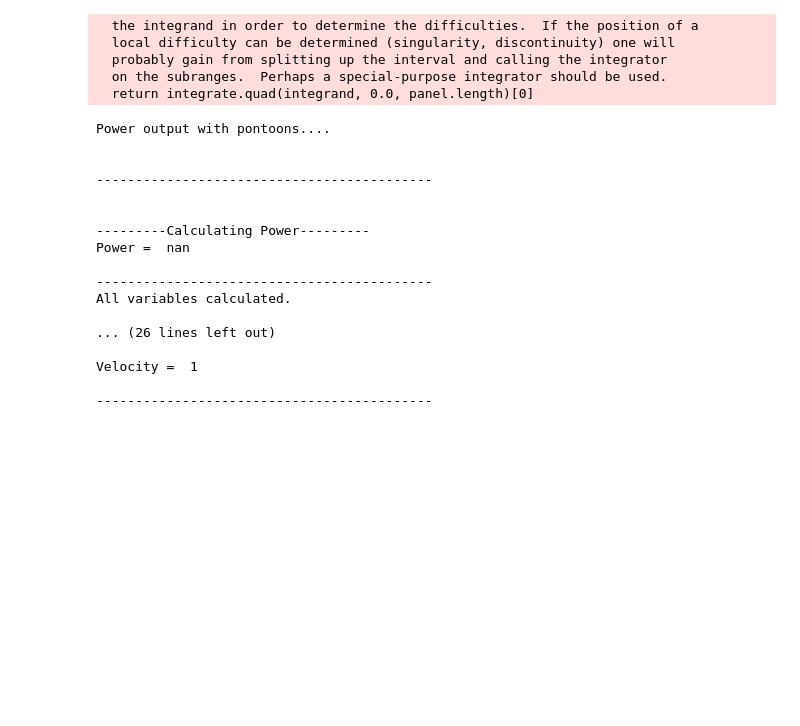
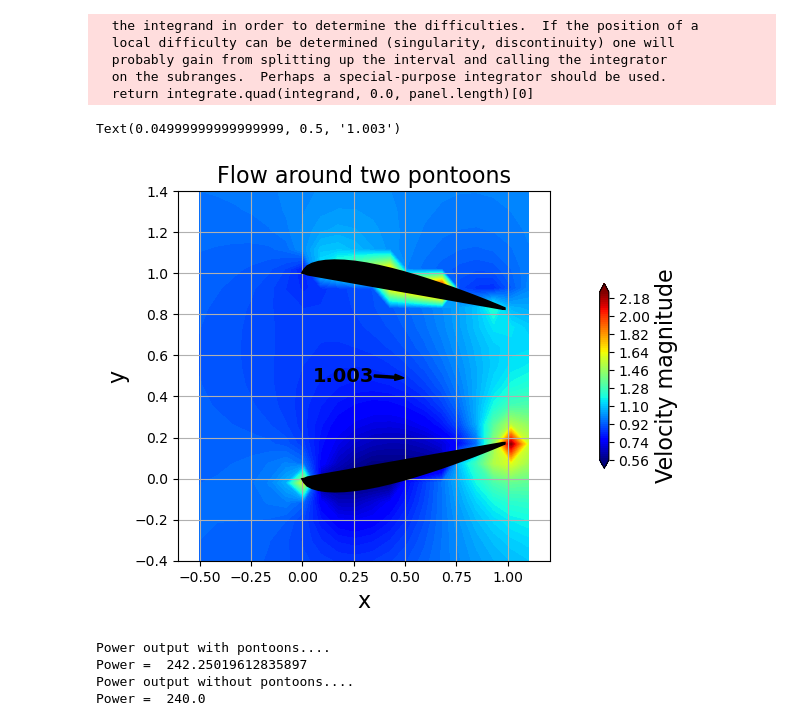
Before and after one commit to pilipb/DP5-code, a Jupyter notebook: testing_foil.ipynb, the cells around one changed output. Saved outputs shown, nothing was run; the diff lists cells and outputs as text; code cells hidden in the pictures; blank space fills up the shorter version.

```diff
--- a/testing_foil.ipynb
+++ b/testing_foil.ipynb
@@ -79,13 +77,11 @@ plt.plot(x2, y2, color='k', linestyle='-', linewidth=2)
 # define the freestream conditions
 u_inf = 1
 alpha = 0
-freestream_1 = Freestream(u_inf, alpha)
-freestream_2 = Freestream(u_inf, -alpha)
-freestreams = [freestream_1, freestream_2]
+freestream = Freestream(u_inf, alpha)
 # %%
 for i,p in enumerate(aerofoils):
     A = A_mat(p)
-    b = b_vec(p, freestreams[i])
+    b = b_vec(p, freestream)
 
     # solve the linear system
     variables = np.linalg.solve(A, b)
@@ -95,9 +91,9 @@ for i,p in enumerate(aerofoils):
         panel.sigma = variables[ii]
 
     # get tangential velocity at each panel center-point
-    tan_vel(p, freestreams[i])
+    tan_vel(p, freestream)
     # get pressure coefficient at each panel center-point
-    cp(p, freestreams[i])
+    cp(p, freestream)
 # %% [output]
   the integrand in order to determine the difficulties.  If the position of a
   local difficulty can be determined (singularity, discontinuity) one will
@@ -107,8 +103,8 @@ for i,p in enumerate(aerofoils):
 # %%
 # define velocity field
 nx, ny = 20, 20
-x_start, x_end = -0.1, turbine_length + 0.1
-y_start, y_end = - foil_width, turbine_width + foil_width
+x_start, x_end = -turbine_length/2, turbine_length + 0.1
+y_start, y_end = - 0.2 - foil_width, turbine_width + foil_width + 0.2
 x_ = np.linspace(x_start, x_end, nx)
 y_ = np.linspace(y_start, y_end, ny)
 X, Y = np.meshgrid(x_, y_)
@@ -119,7 +115,7 @@ plt.axis('equal')
 u_tot = np.zeros((ny, nx))
 v_tot = np.zeros((ny, nx))
 for i,panels in enumerate(aerofoils):
-    u, v = vel_field(panels, freestreams[i], X, Y)
+    u, v = vel_field(panels, freestream, X, Y)
     u_tot += u
     v_tot += v
 
@@ -128,37 +124,39 @@ u_tot /= 2 * u_inf
 v_tot /= 2 * u_inf
 
 # # plot the velocity field
 # plt.streamplot(X, Y, u_tot, v_tot, density=2, linewidth=1, arrowsize=1, arrowstyle='->')
 
 for panels in aerofoils:
     plt.fill([panel.xc for panel in panels],
         [panel.yc for panel in panels],
         color='k', linestyle='solid', linewidth=2, zorder=2)
 
 # add contours of velocity
-plt.contourf(X, Y, np.sqrt(u_tot**2 + v_tot**2), extend='both', cmap='jet', levels=10)
+plt.contourf(X, Y, np.sqrt(u_tot**2 + v_tot**2), extend='both', cmap='jet', levels=100)
 cbar = plt.colorbar(orientation='vertical', shrink=0.5, pad=0.1)
 cbar.set_label('Velocity magnitude', fontsize=16)
 
 plt.grid()
 plt.title('Flow around two pontoons', fontsize=16)
 plt.xlim(x_start, x_end)
 plt.ylim(y_start, y_end)
 plt.xlabel('x', fontsize=16)
 plt.ylabel('y', fontsize=16)
 
 # calculate velocity at x = 0.5, y = width/2
 x_point = 0.35
 y_point = turbine_width/2
-u,v = vel_field(panels, freestreams[0], x_point, y_point)
-print('Velocity at x_point = 0.5, y_point = 0.5 is u = {} and v = {}'.format(u,v))
+u,v = vel_field(panels, freestream, x_point, y_point)
 
 # put an arrow there
 plt.arrow(x_point, y_point, u/10, v/10, width=0.01, color='k')
 
 # find the net velocity at this point
 vel = np.sqrt(u**2 + v**2)
-plt.text(x_point-0.2, y_point, '%.2f' %vel, fontsize=14, fontweight='bold', va='center')
+plt.text(x_point-0.3, y_point, '%.3f' %vel, fontsize=14, fontweight='bold', va='center')
+# %% [output]
+Text(0.04999999999999999, 0.5, '1.003')
+[figure, added]
 # %%
 from power_calcs import *
 
@@ -167,26 +165,13 @@ rho = 1000
 efficiency = 0.3 # Efficiency to be confirmed
 area = 0.8
 
-print("Power output with pontoons....\n")
-power,_,_,_,_ = power_calc(efficiency=efficiency, A=area, V=vel)
+print("Power output with pontoons....")
+power1,_,_,_,_ = power_calc(efficiency=efficiency, A=area, V=vel)
 
-print("Power output without pontoons....\n")
-power,_,_,_,_ = power_calc(efficiency=efficiency, A=area, V=u_inf)
+print("Power output without pontoons....")
+power2,_,_,_,_ = power_calc(efficiency=efficiency, A=area, V=u_inf)
 # %% [output]
 Power output with pontoons....
-
-
--------------------------------------------
-
-
----------Calculating Power---------
-Power =  nan
-
--------------------------------------------
-All variables calculated.
-
-... (26 lines left out)
-
-Velocity =  1
-
--------------------------------------------
+Power =  242.25019612835897
+Power output without pontoons....
+Power =  240.0
```
Also changed, not shown: parts of 2 cells of this notebook.
